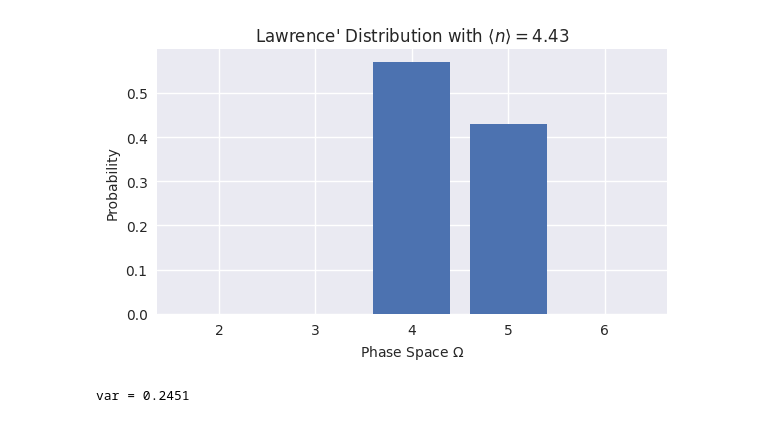
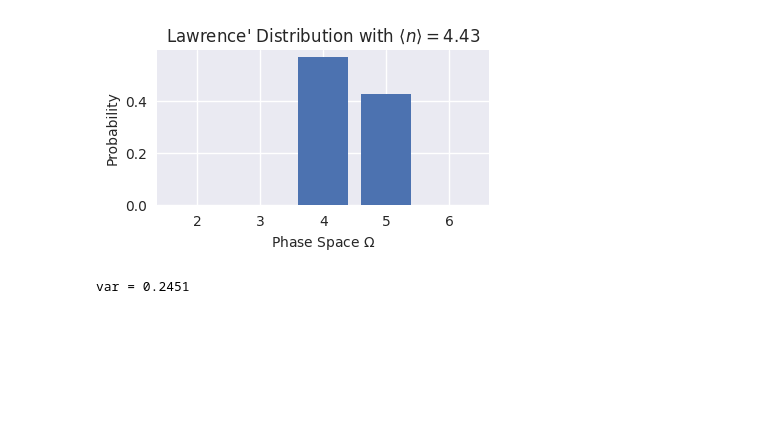
Before and after one commit to evanwonisch/NanoNetsMF, a Jupyter notebook: run/misc_plots/lawrence_dist_graphics.ipynb, the cells around one changed output. Saved outputs shown, nothing was run; the diff lists cells and outputs as text; code cells hidden in the pictures; blank space fills up the shorter version.

```diff
--- a/run/misc_plots/lawrence_dist_graphics.ipynb
+++ b/run/misc_plots/lawrence_dist_graphics.ipynb
@@ -48,15 +48,15 @@ ldist = LawrenceDist(2, 7)
 # %%
 probs = ldist.calc_prob(4.43)
 # %%
-plt.figure(figsize = set_size())
+plt.figure(figsize = set_size(fraction = 0.7))
 plt.bar(ldist.phase_space, probs)
 plt.xlabel("Phase Space $\Omega$")
 plt.ylabel("Probability")
 plt.title("Lawrence' Distribution with $\\langle n \\rangle = 4.43$")
 plt.tight_layout()
-plt.savefig("../output/misc/lawrence_dist.pdf")
+plt.savefig("../../output/misc/lawrence_dist.pdf")
 # %% [output]
-[figure, old version]
+[figure, new version]
 # %%
 print("var =", 0.43*(1-0.43))
 # %% [output]
```
Also changed, not shown: parts of 1 cell of this notebook, 31 other files.
